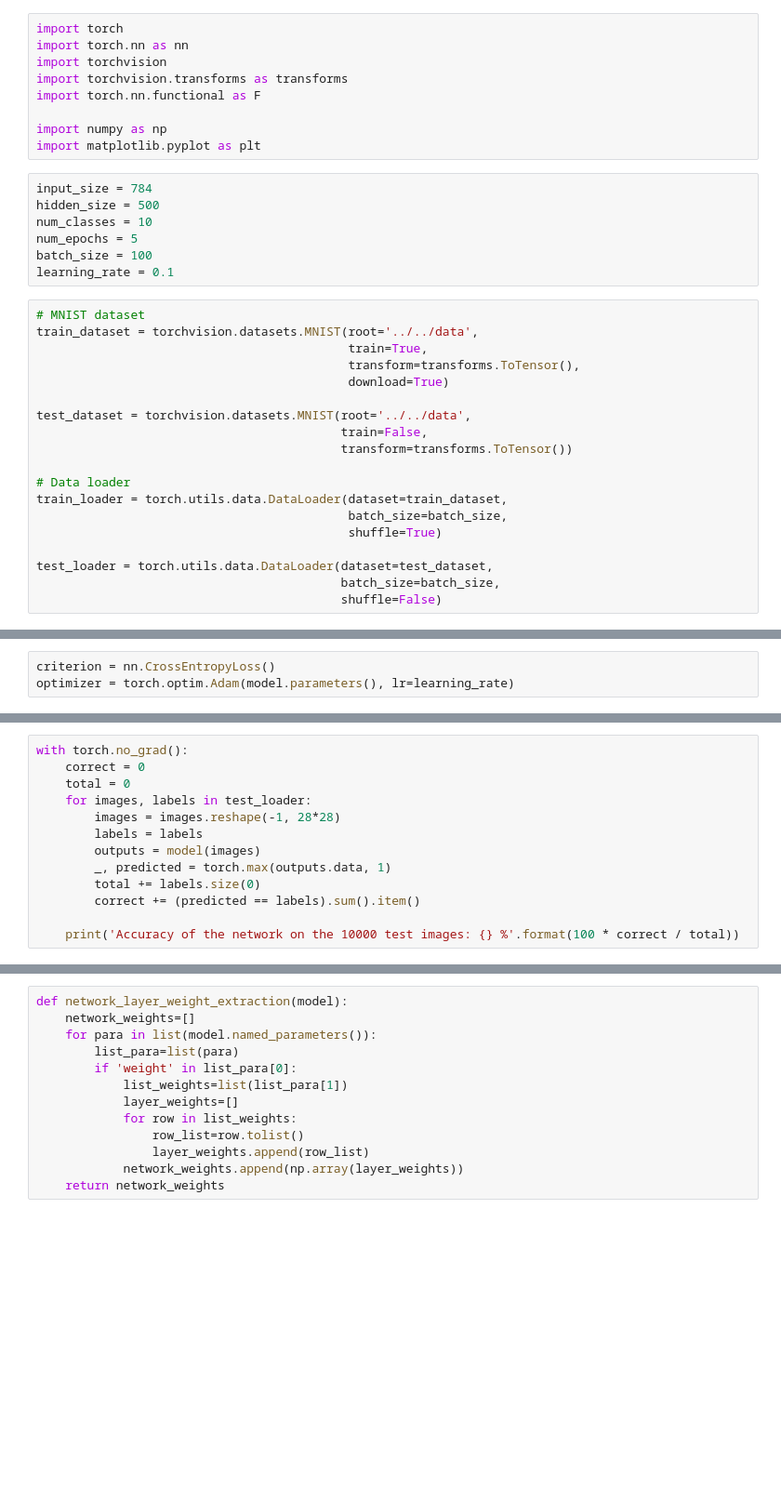
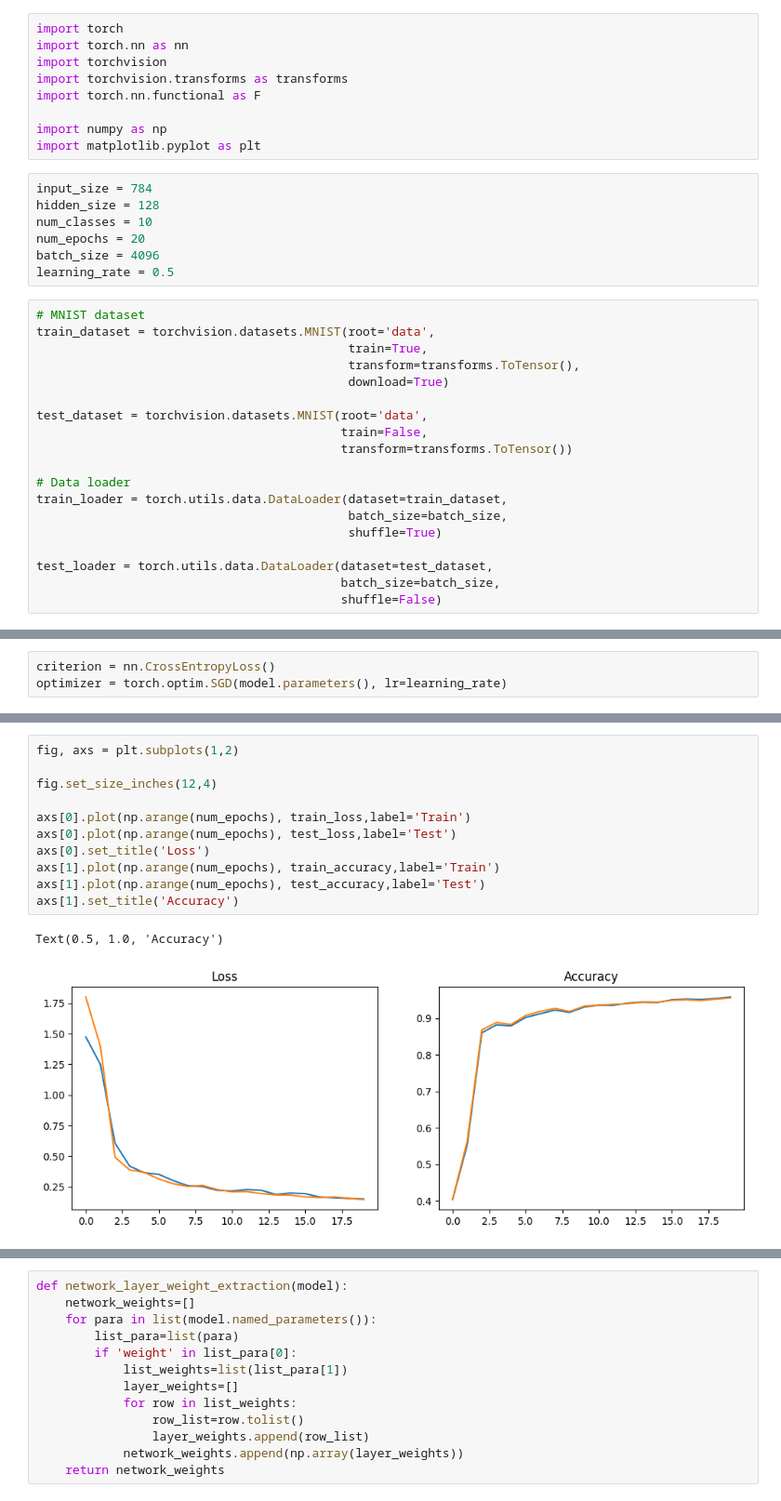
Before and after one commit to ThomasWalker1/Generalization-of-Neural-Networks, a Jupyter notebook: Generalization in Deep Learning/Gradients/coherence_FC_neural_networks.ipynb, the cells around one changed output, grey strips where cells are left out. Shown at 93% size. Saved outputs shown, nothing was run; the diff lists cells and outputs as text; blank space fills up the shorter version.

```diff
--- a/Generalization in Deep Learning/Gradients/coherence_FC_neural_networks.ipynb
+++ b/Generalization in Deep Learning/Gradients/coherence_FC_neural_networks.ipynb
@@ -9,19 +9,19 @@ import numpy as np
 import matplotlib.pyplot as plt
 # %%
 input_size = 784
-hidden_size = 500
+hidden_size = 128
 num_classes = 10
-num_epochs = 5
-batch_size = 100
-learning_rate = 0.1
+num_epochs = 20
+batch_size = 4096
+learning_rate = 0.5
 # %%
 # MNIST dataset
-train_dataset = torchvision.datasets.MNIST(root='../../data',
+train_dataset = torchvision.datasets.MNIST(root='data',
                                            train=True,
                                            transform=transforms.ToTensor(),
                                            download=True)
 
-test_dataset = torchvision.datasets.MNIST(root='../../data',
+test_dataset = torchvision.datasets.MNIST(root='data',
                                           train=False,
                                           transform=transforms.ToTensor())
 
@@ -59,4 +53,4 @@ class NeuralNet(nn.Module):
 model = NeuralNet(input_size, hidden_size, num_classes)
 # %%
 criterion = nn.CrossEntropyLoss()
-optimizer = torch.optim.Adam(model.parameters(), lr=learning_rate)
+optimizer = torch.optim.SGD(model.parameters(), lr=learning_rate)
@@ -91,13 +56,0 @@ while loss>=0.005:
-# %%
-with torch.no_grad():
-    correct = 0
-    total = 0
-    for images, labels in test_loader:
-        images = images.reshape(-1, 28*28)
-        labels = labels
-        outputs = model(images)
-        _, predicted = torch.max(outputs.data, 1)
-        total += labels.size(0)
-        correct += (predicted == labels).sum().item()
-
-    print('Accuracy of the network on the 10000 test images: {} %'.format(100 * correct / total))
@@ -103,0 +129,14 @@ with torch.no_grad():
+# %%
+fig, axs = plt.subplots(1,2)
+
+fig.set_size_inches(12,4)
+
+axs[0].plot(np.arange(num_epochs), train_loss,label='Train')
+axs[0].plot(np.arange(num_epochs), test_loss,label='Test')
+axs[0].set_title('Loss')
+axs[1].plot(np.arange(num_epochs), train_accuracy,label='Train')
+axs[1].plot(np.arange(num_epochs), test_accuracy,label='Test')
+axs[1].set_title('Accuracy')
+# %% [output]
+Text(0.5, 1.0, 'Accuracy')
+[figure, added]
```
Also changed, not shown: parts of 7 cells of this notebook, 24 other files.
